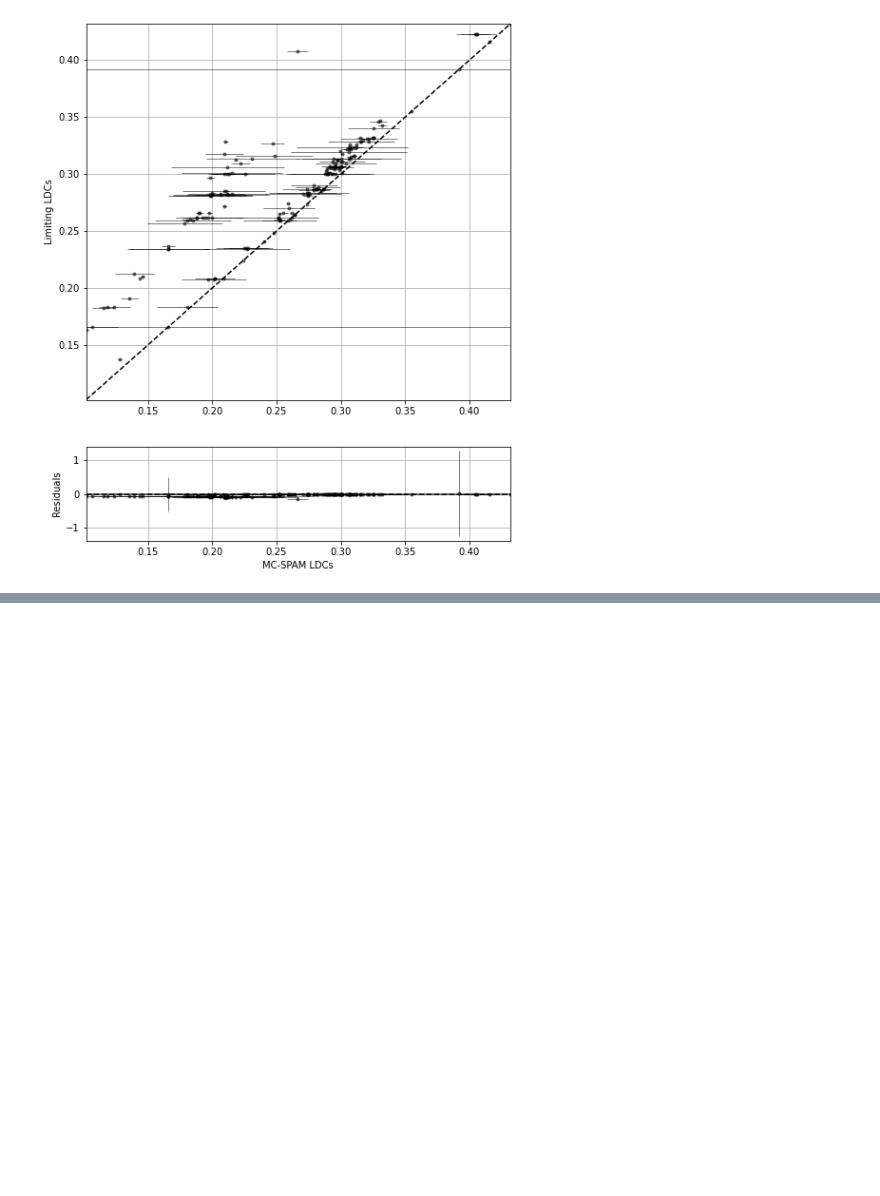
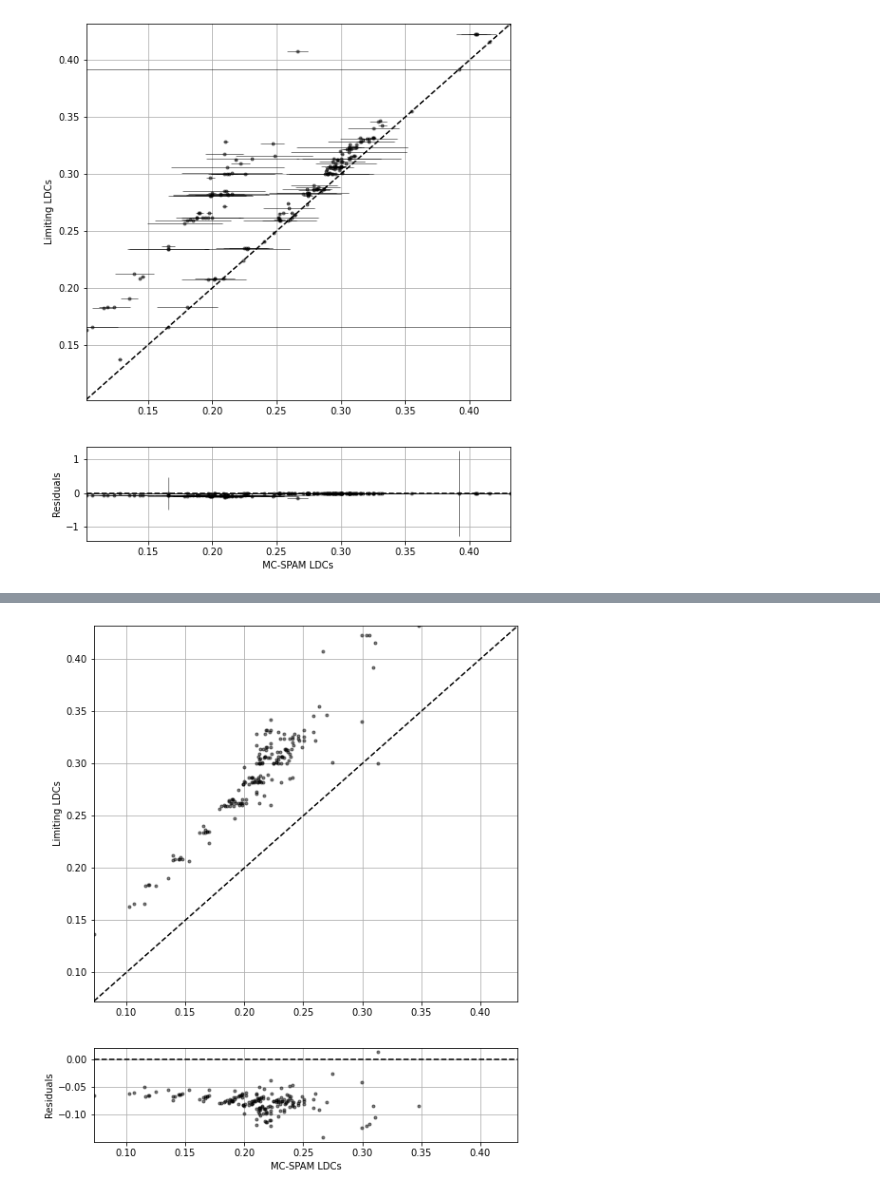
Before and after one commit to Jayshil/ld-spam, a Jupyter notebook: Notebooks/spam_vs_limiting_LDCs.ipynb, the cells around one changed output, grey strips where cells are left out. Cells and saved outputs as stored; diff of their text form; code cells hidden in the pictures; blank space fills up the shorter version.

```diff
--- a/Notebooks/spam_vs_limiting_LDCs.ipynb
+++ b/Notebooks/spam_vs_limiting_LDCs.ipynb
@@ -35,0 +46,5 @@ plt.show()
+# %%
+utl.single_image(u2_mcs_cft, u2_mcs_cfte, u2_lim, u2_lim_err, 'MC-SPAM LDCs', 'Limiting LDCs')
+plt.show()
+# %% [output]
+[figure, added]
```
Also changed, not shown: parts of 3 cells of this notebook.
